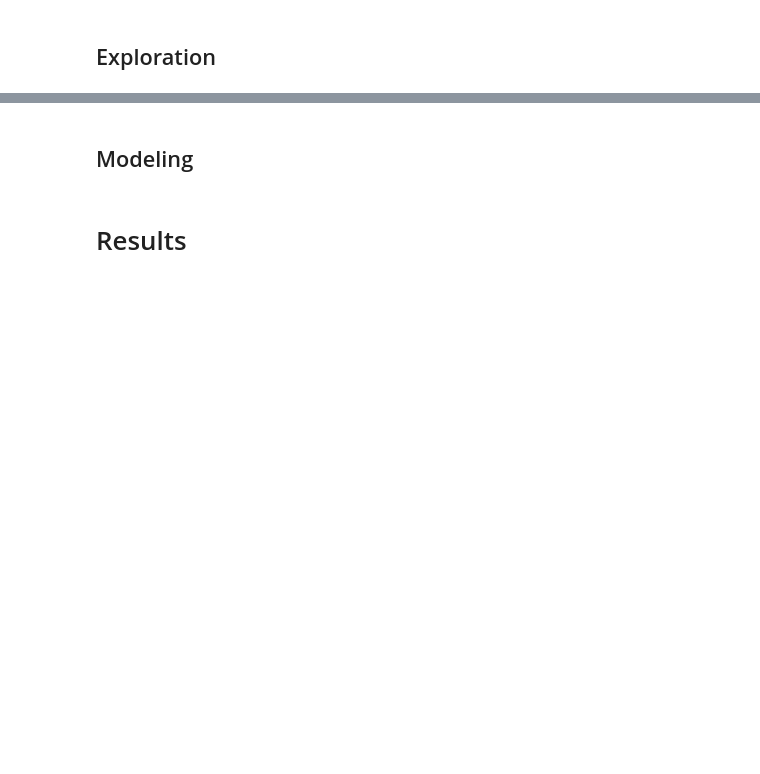
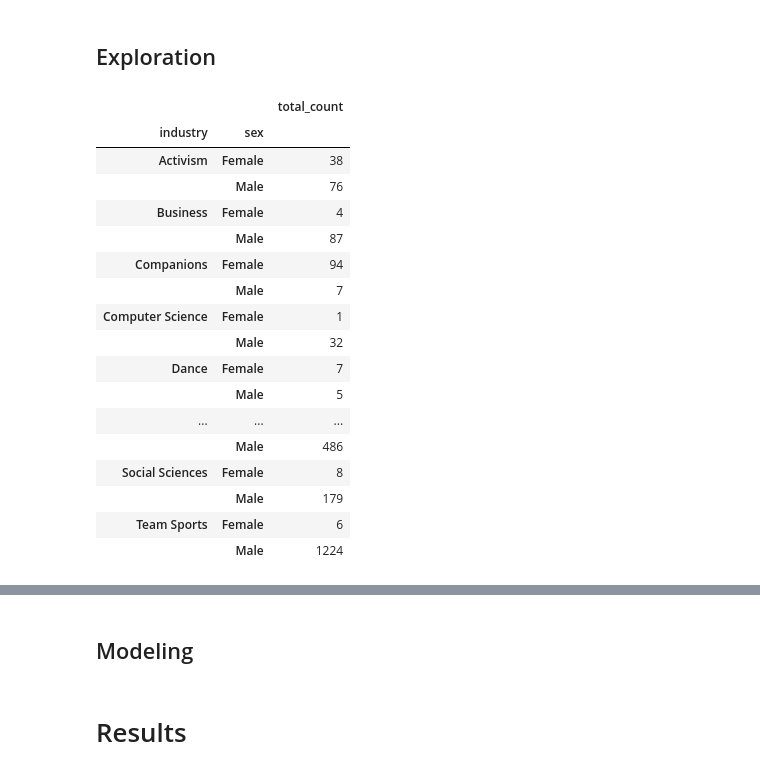
Before and after one commit to tbahng/ist652-final_project, a Jupyter notebook: Final_Project_Report.ipynb, the cells around one changed output, grey strips where cells are left out. Cells and saved outputs as stored; diff of their text form; code cells hidden in the pictures; blank space fills up the shorter version.

```diff
--- a/Final_Project_Report.ipynb
+++ b/Final_Project_Report.ipynb
@@ -113,2 +196,26 @@ dfCleanData.loc[:,columnToDisplayCleanData].tail(5)
 # %% [markdown]
 ## Exploration
+# %%
+# Grouping total by continent and sex
+dfTotalByContinentBySex = pd.DataFrame(dfCleanData.groupby(['industry','sex'])['article_id'].count())
+dfTotalByContinentBySex .rename(columns={'article_id': 'total_count'}, inplace=True)
+dfTotalByContinentBySex.sort_values(by = ['industry'], ascending = True)
+# %% [output]
+|  |  | total_count |
+| industry | sex |  |
+| Activism | Female | 38 |
+|  | Male | 76 |
+| Business | Female | 4 |
+|  | Male | 87 |
+| Companions | Female | 94 |
+|  | Male | 7 |
+| Computer Science | Female | 1 |
+|  | Male | 32 |
+| Dance | Female | 7 |
+|  | Male | 5 |
+| ... | ... | ... |
+|  | Male | 486 |
+| Social Sciences | Female | 8 |
+|  | Male | 179 |
+| Team Sports | Female | 6 |
+|  | Male | 1224 |
```
Also changed, not shown: parts of 21 cells of this notebook.
